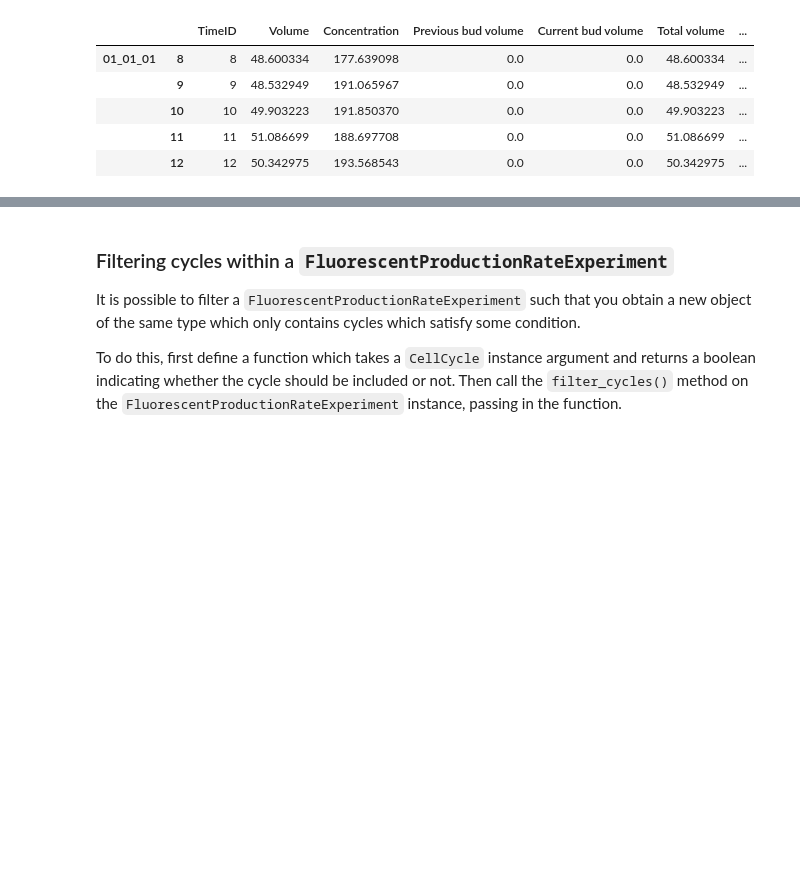
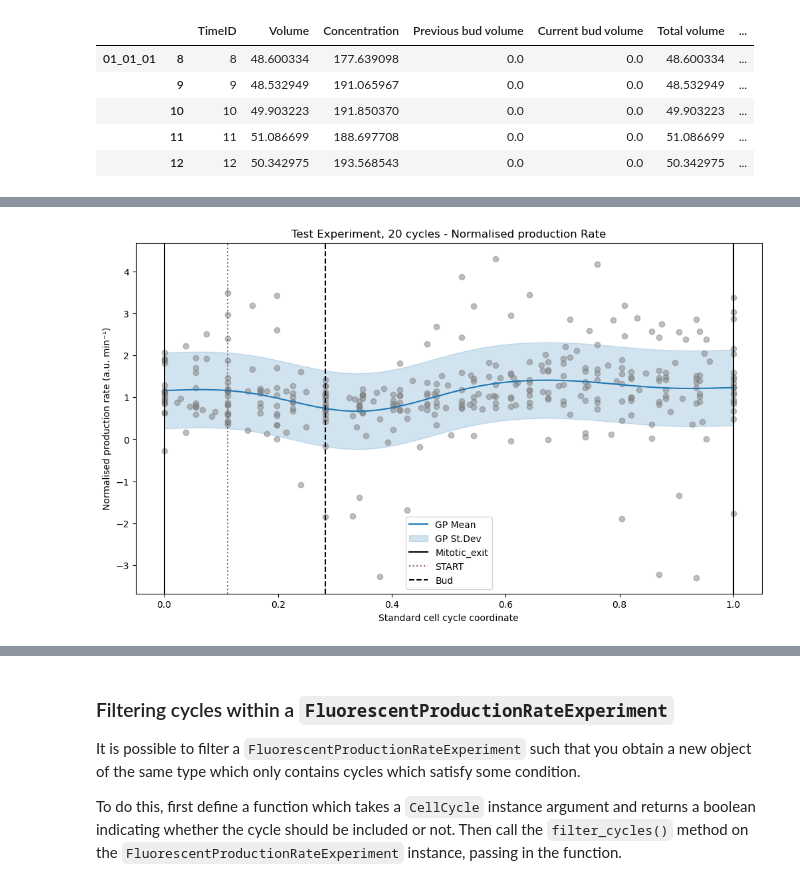
Before and after one commit to molecular-systems-biology/fluorescent-protein-production-rate, a Jupyter notebook: Demo/Demo_notebook.ipynb, the cells around one changed output, grey strips where cells are left out. Drawn from its saved outputs; the diff is of its cells as text; code cells hidden in the pictures; blank space fills up the shorter version.

```diff
--- a/Demo/Demo_notebook.ipynb
+++ b/Demo/Demo_notebook.ipynb
@@ -430,0 +483,5 @@ rate_plot = experiment.plot_specific_production_rate()
+# %%
+experiment.fit_production_rate_gp("normalised", n_restarts=5, random_seed=101)
+normalised_rate_plot = experiment.plot_production_rate("normalised")
+# %% [output]
+[figure, added]
```
Also changed, not shown: parts of 10 cells of this notebook, 2 other files.
